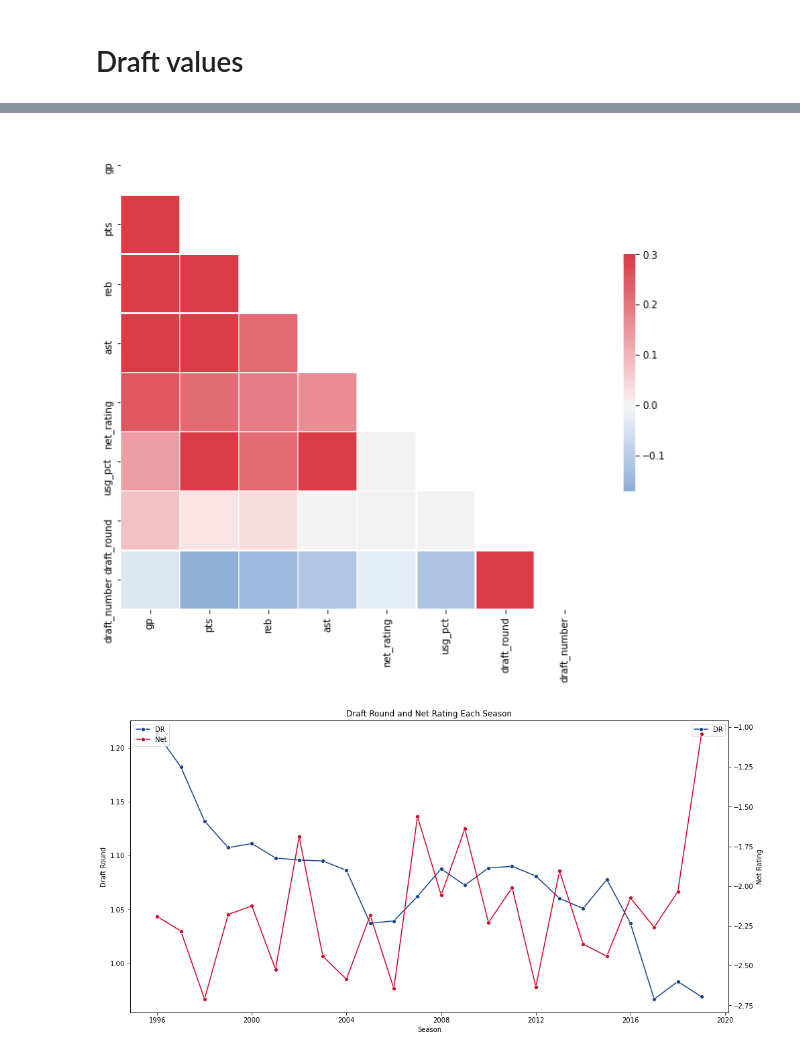
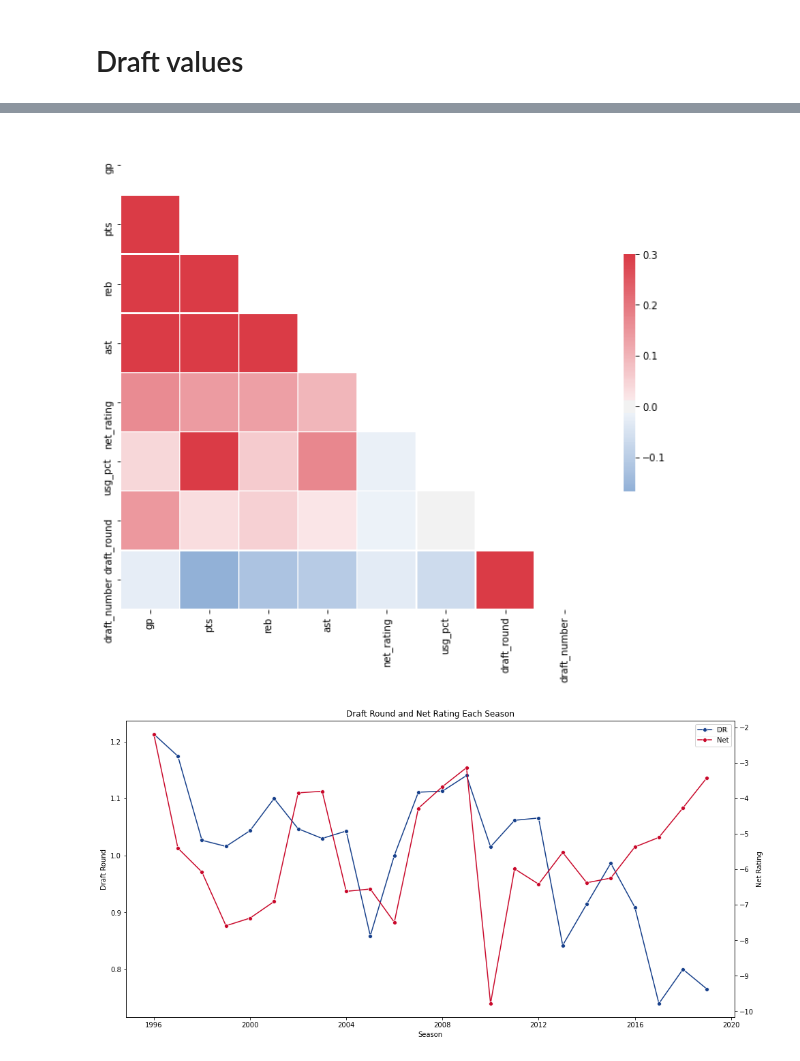
Before and after one commit to viethuy25/nba_stat, a Jupyter notebook: Untitled.ipynb, the cells around one changed output, grey strips where cells are left out. Drawn from its saved outputs; the diff is of its cells as text; code cells hidden in the pictures.

Commit message:
Update, using unique value, forgot to do that :( '

```diff
--- a/Untitled.ipynb
+++ b/Untitled.ipynb
@@ -150,3 +150,6 @@ plt.show()
 [figure]
 # %% [markdown]
 # Draft values
+# %%
+df_unique = df.drop_duplicates(subset=['player_name'])
+df_unique
@@ -153,27 +170,27 @@ plt.show()
 # %%
 #compare draft round and performance
 
-df_corr = df[df['season'] != '2019-01-01']
-df_corr = df[['gp','pts','reb','ast','net_rating','usg_pct', 'draft_round', 'draft_number']]
+df_corr = df_unique[df_unique['season'] != '2019-01-01']
+df_corr = df_unique[['gp','pts','reb','ast','net_rating','usg_pct', 'draft_round', 'draft_number']]
 
 # Compute the correlation matrix
 corr = df_corr.corr()
 
 # Generate a mask for the upper triangle
 mask = np.triu(np.ones_like(corr, dtype=np.bool))
 
 # Set up the matplotlib figure
 f, ax = plt.subplots(figsize=(11, 9))
 
 # Generate a custom diverging colormap
 cmap = sns.diverging_palette(250, 10, as_cmap=True)
 
 # Draw the heatmap with the mask and correct aspect ratio
 sns.heatmap(corr, mask=mask, cmap=cmap, vmax=.3, center=0,
             square=True, linewidths=.5, cbar_kws={"shrink": .5})
 
 plt.show()
 # %% [output]
-[figure, old version]
+[figure, new version]
 # %%
 #compare draft values and performance over seasons
@@ -182,8 +199,8 @@ df['draft_year'] = pd.to_numeric(df['draft_year'])
 fig, ax = plt.subplots(figsize=(16, 8))
 ax2 = ax.twinx()
 
-sns.lineplot(x=df['season'], y='draft_round', data=df, marker="o", ax=ax, ci=None, label='DR', color='#17408b')
-sns.lineplot(x=df['season'], y='net_rating', data=df, marker="o", ax=ax2, ci=None, label='Net', color='#c9082a')
+sns.lineplot(x=df['season'], y='draft_round', data=df_unique, marker="o", ax=ax, ci=None, label='DR', color='#17408b')
+sns.lineplot(x=df['season'], y='net_rating', data=df_unique, marker="o", ax=ax2, ci=None, label='Net', color='#c9082a')
 
 plt.title('Draft Round and Net Rating Each Season')
 ax.xaxis.set_label_text('Season')
@@ -196,7 +213,7 @@ ax2.legend(lines + lines2, labels + labels2, loc=0)
 
 plt.show()
 # %% [output]
-[figure, old version]
+[figure, new version]
 # %%
 fig, ax = plt.subplots(figsize=(16, 8))
 ax2 = ax.twinx()
```
Also changed, not shown: parts of 4 cells of this notebook.
